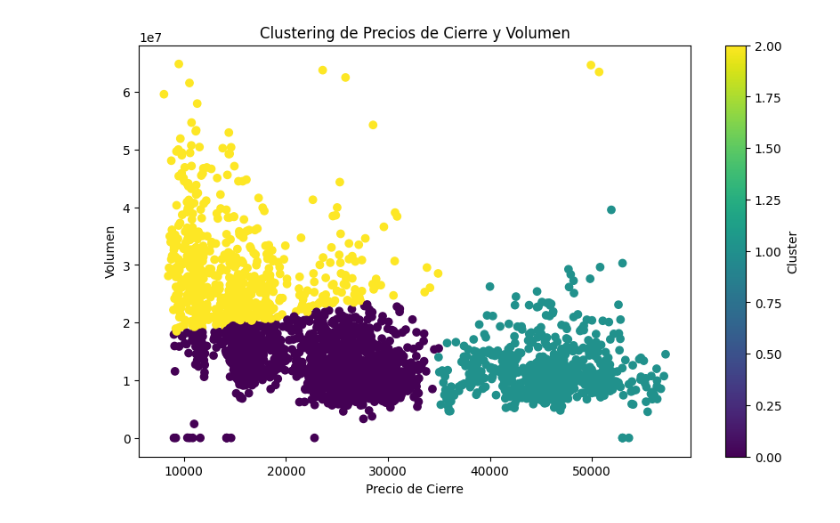
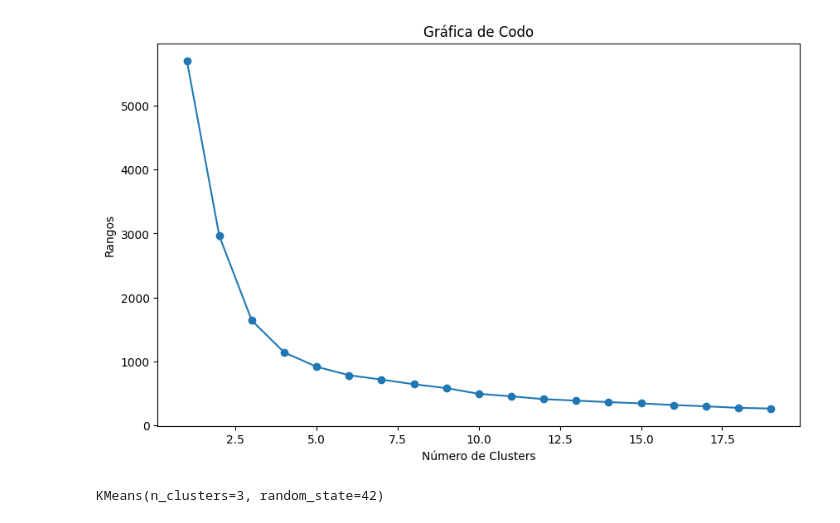
Before and after one commit to carlop13/analisis_Nosupervisado_samsung, a Jupyter notebook: SA_U_2_samsung.ipynb, the cells around one changed output. Drawn from its saved outputs; the diff is of its cells as text; code cells hidden in the pictures.

```diff
--- a/SA_U_2_samsung.ipynb
+++ b/SA_U_2_samsung.ipynb
@@ -59,23 +31,23 @@ X = df[['Close', 'Volume']]
 scaler = StandardScaler()
 X_scaled = scaler.fit_transform(X)
-# %%
-from sklearn.cluster import KMeans
-import matplotlib.pyplot as plt
-
-# Implementar el algoritmo K-means con 3 clusters (puedes ajustar el número según tu análisis)
-kmeans = KMeans(n_clusters=3, random_state=42)
-kmeans.fit(X_scaled)
-
-# Agregar la etiqueta de cluster al DataFrame original
-df['Cluster'] = kmeans.labels_
-
-# Gráfica personalizada: Close vs Volume con los clusters
-plt.figure(figsize=(10, 6))
-plt.scatter(df['Close'], df['Volume'], c=df['Cluster'], cmap='viridis')
-plt.title('Clustering de Precios de Cierre y Volumen')
-plt.xlabel('Precio de Cierre')
-plt.ylabel('Volumen')
-plt.colorbar(label='Cluster')
-plt.show()
-# %% [output]
-[figure, removed]
+# %%
+# Generar la gráfica de codo para determinar el número óptimo de clusters
+Nc = range(1, 20)
+kmeans = [KMeans(n_clusters=i, random_state=42) for i in Nc]
+inertia = [kmeans[i].fit(X_scaled).inertia_ for i in range(len(kmeans))]
+# %%
+plt.figure(figsize=(10, 6))
+plt.plot(Nc, inertia, marker='o')
+plt.xlabel('Número de Clusters')
+plt.ylabel('Rangos')
+plt.title('Gráfica de Codo')
+plt.show()
+# %% [output]
+[figure, added]
+# %%
+# Implementar K-Means con el número óptimo de clusters basado en la gráfica del codo
+optimal_k = 3  # Por ejemplo, si el codo está en k=3
+kmeans = KMeans(n_clusters=optimal_k, random_state=42)
+kmeans.fit(X_scaled)
+# %% [output]
+KMeans(n_clusters=3, random_state=42)
```
Also changed, not shown: parts of 6 cells of this notebook, 1 other file.
